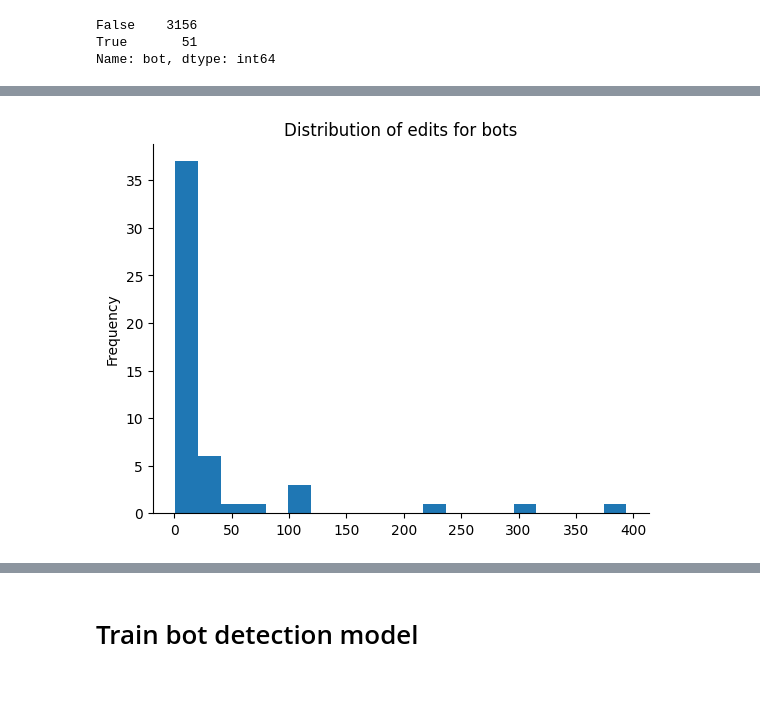
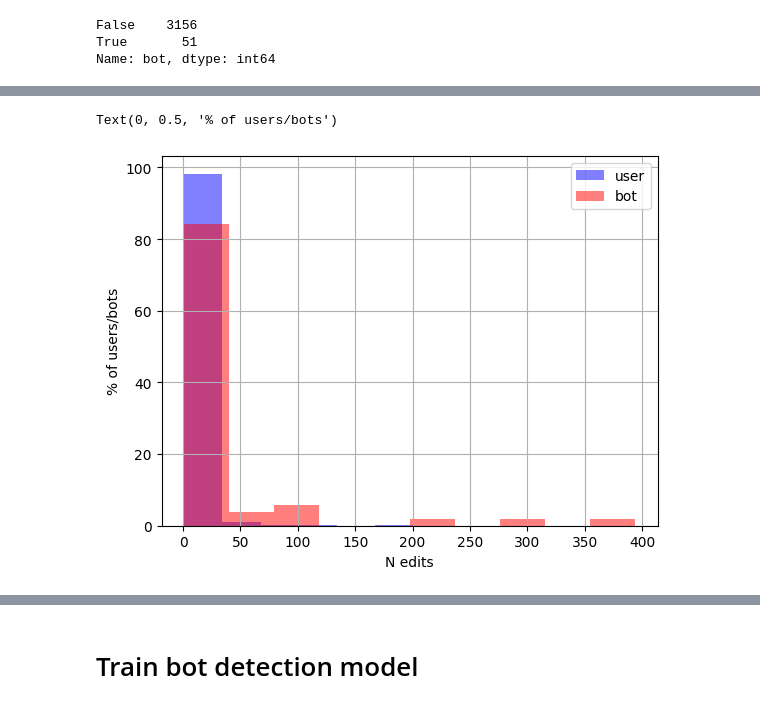
Before and after one commit to shandrayu/mining-massive-databases, a Jupyter notebook: notebooks/project_bot_detection_model.ipynb, the cells around one changed output, grey strips where cells are left out. Cells and saved outputs as stored; diff of their text form; code cells hidden in the pictures.

```diff
--- a/notebooks/project_bot_detection_model.ipynb
+++ b/notebooks/project_bot_detection_model.ipynb
@@ -46,5 +48,3 @@ import matplotlib.pyplot as plt
 # %%
-import json
-
-with open('sample.jsonl', 'r') as fin:
-    samples = list(map(json.loads, fin.readlines()))
+# with open('sample_unique_users.jsonl', 'r') as fin:
+#     samples = list(map(json.loads, fin.readlines()))
@@ -52,0 +51,3 @@ with open('sample.jsonl', 'r') as fin:
+# %%
+with open('sample.jsonl', 'r') as fin:
+    samples_1 = list(map(json.loads, fin.readlines()))
@@ -53,5 +57,5 @@ with open('sample.jsonl', 'r') as fin:
 # %%
-df = spark.createDataFrame(samples)
+df = spark.createDataFrame(samples_1)
 # %%
 # df.columns
 # %%
@@ -115,6 +88,18 @@ df_bots[:10]
-# %%
-from matplotlib import pyplot as plt
-df_bots['count'].plot(kind='hist', bins=20, title='Distribution of edits for bots')
-plt.gca().spines[['top', 'right',]].set_visible(False)
-# %% [output]
-[figure, removed]
+# %%
+ax1 = plt.subplot(111)
+df_distr = df.groupBy('user', 'bot').count().toPandas()
+df_bots = df_distr[df_distr['bot']==True]
+df_users = df_distr[df_distr['bot']==False]
+
+df_users['count'].hist(ax=ax1, weights=100 * np.ones(len(df_users)) / len(df_users),
+                       label='user', color='blue', alpha=0.5)
+df_bots['count'].hist(ax=ax1, weights=100 * np.ones(len(df_bots)) / len(df_bots),
+                      label='bot', color='red', alpha=0.5)
+
+ax1.legend(loc='best')
+# ax1.set_ylim((0, 100))
+ax1.set_xlabel('N edits')
+ax1.set_ylabel('% of users/bots')
+# %% [output]
+Text(0, 0.5, '% of users/bots')
+[figure, added]
```
Also changed, not shown: parts of 48 cells of this notebook.
